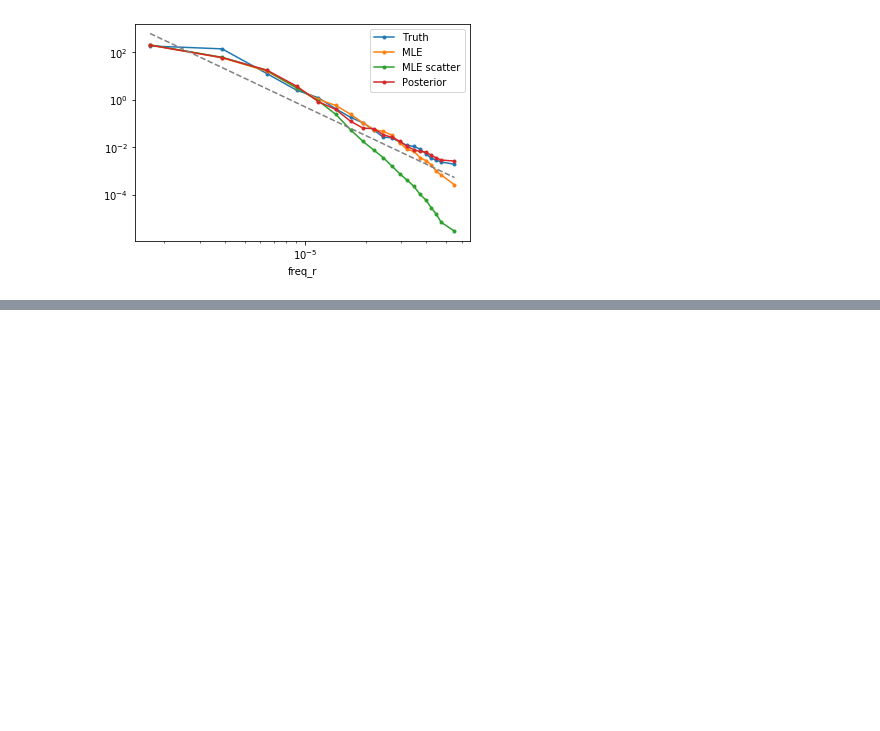
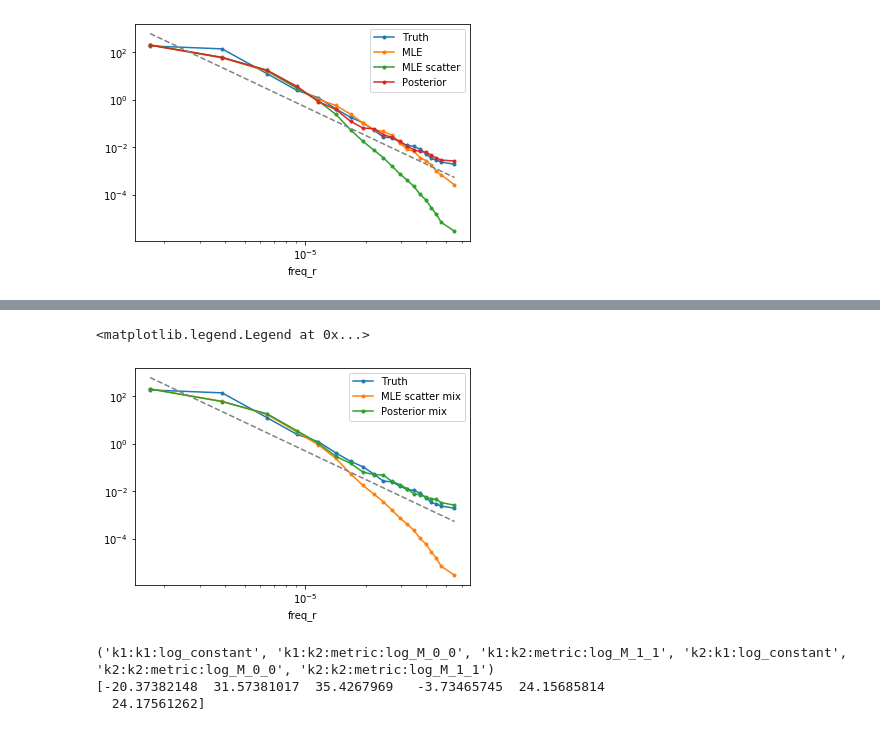
Before and after one commit to dhruvbalwada/GP_spectral_estimation, a Jupyter notebook: notebooks/spectra_MITgcm_1km.ipynb, the cells around one changed output, grey strips where cells are left out. Saved outputs shown, nothing was run; the diff lists cells and outputs as text; code cells hidden in the pictures; blank space fills up the shorter version.

```diff
--- a/notebooks/spectra_MITgcm_1km.ipynb
+++ b/notebooks/spectra_MITgcm_1km.ipynb
@@ -410,0 +520,25 @@ plt.legend()
+# %%
+pred_mix_ps = xrft.isotropic_powerspectrum(pred_MLE_mix_xr, dim=['XC','YC'], window='True')
+posterior_mix_ps = xrft.isotropic_powerspectrum(posterior_mix_sample_xr,
+                                                 dim=['XC','YC'], window='True')
+# %%
+eta_ps.isel(time=1).plot(marker='.', label='Truth')
+
+pred_mix_ps.plot(marker='.', label='MLE scatter mix')
+posterior_mix_ps.plot(marker='.', label='Posterior mix')
+plt.plot(eta_ps.freq_r, 5e-21*eta_ps.freq_r**-4, linestyle='--', color='gray')
+plt.xscale('log')
+plt.yscale('log')
+plt.legend()
+
+# this seems to work quite well.
+# %% [output]
+<matplotlib.legend.Legend at 0x...>
+[figure, added]
+# %%
+print(kernel_mix.parameter_names)
+print(kernel_mix.parameter_vector)
+# %% [output]
+('k1:k1:log_constant', 'k1:k2:metric:log_M_0_0', 'k1:k2:metric:log_M_1_1', 'k2:k1:log_constant', 'k2:k2:metric:log_M_0_0', 'k2:k2:metric:log_M_1_1')
+[-20.37382148  31.57381017  35.4267969   -3.73465745  24.15685814
+  24.17561262]
```
Also changed, not shown: parts of 27 cells of this notebook.
